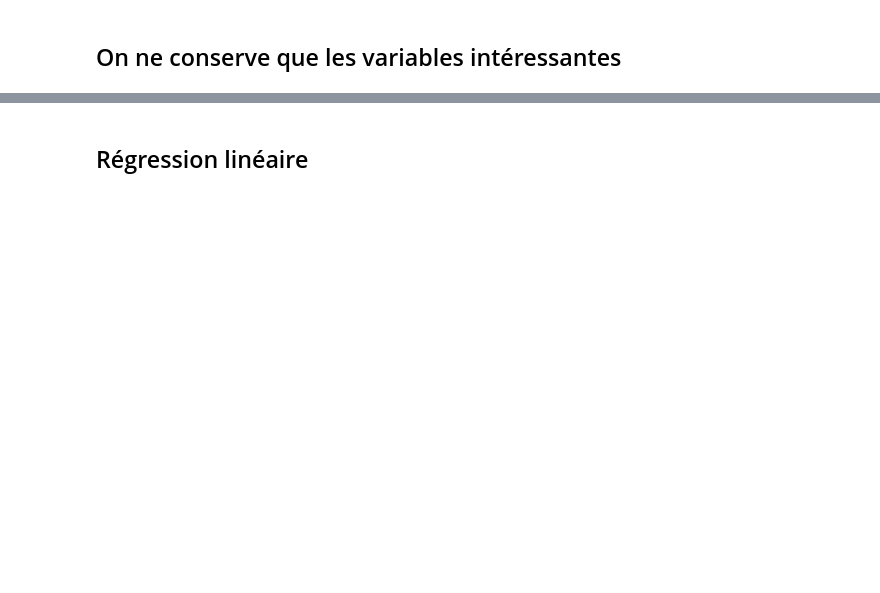
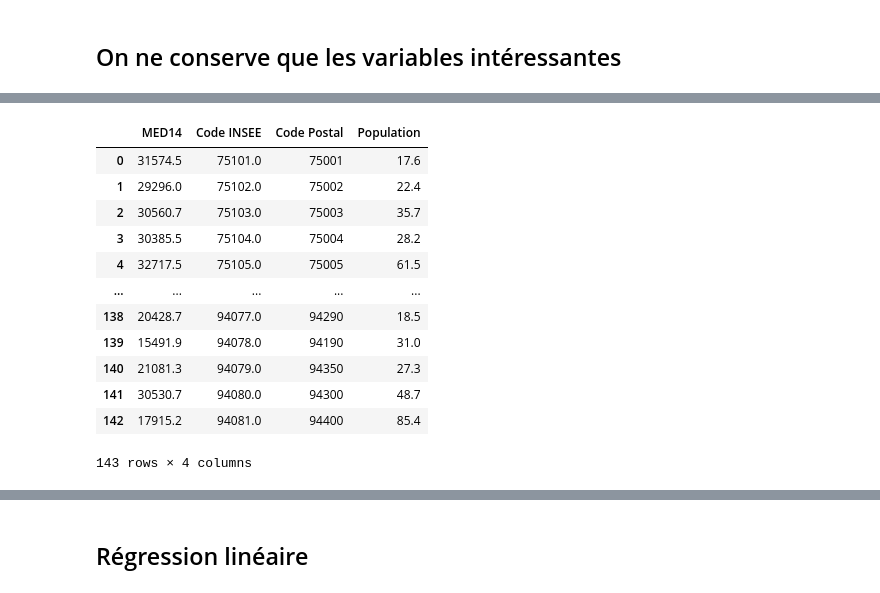
Before and after one commit to RichardAHOU/Projet-2A, a Jupyter notebook: Modelisation.ipynb, the cells around one changed output, grey strips where cells are left out. Cells and saved outputs as stored; diff of their text form; code cells hidden in the pictures; blank space fills up the shorter version.

```diff
--- a/Modelisation.ipynb
+++ b/Modelisation.ipynb
@@ -49,5 +63,20 @@ niv
 # %%
 pref = pd.merge(niv,final,on='Code INSEE')
 pref = pref[['MED14', 'Code INSEE', 'Code Postal','Population']]
+pref['Code INSEE'] = pref['Code INSEE'].astype(str).astype(float)
 pref
+# %% [output]
+|  | MED14 | Code INSEE | Code Postal | Population |
+| 0 | 31574.5 | 75101.0 | 75001 | 17.6 |
+| 1 | 29296.0 | 75102.0 | 75002 | 22.4 |
+| 2 | 30560.7 | 75103.0 | 75003 | 35.7 |
+| 3 | 30385.5 | 75104.0 | 75004 | 28.2 |
+| 4 | 32717.5 | 75105.0 | 75005 | 61.5 |
+| ... | ... | ... | ... | ... |
+| 138 | 20428.7 | 94077.0 | 94290 | 18.5 |
+| 139 | 15491.9 | 94078.0 | 94190 | 31.0 |
+| 140 | 21081.3 | 94079.0 | 94350 | 27.3 |
+| 141 | 30530.7 | 94080.0 | 94300 | 48.7 |
+| 142 | 17915.2 | 94081.0 | 94400 | 85.4 |
+143 rows × 4 columns
 # %%
```
Also changed, not shown: parts of 7 cells of this notebook.
